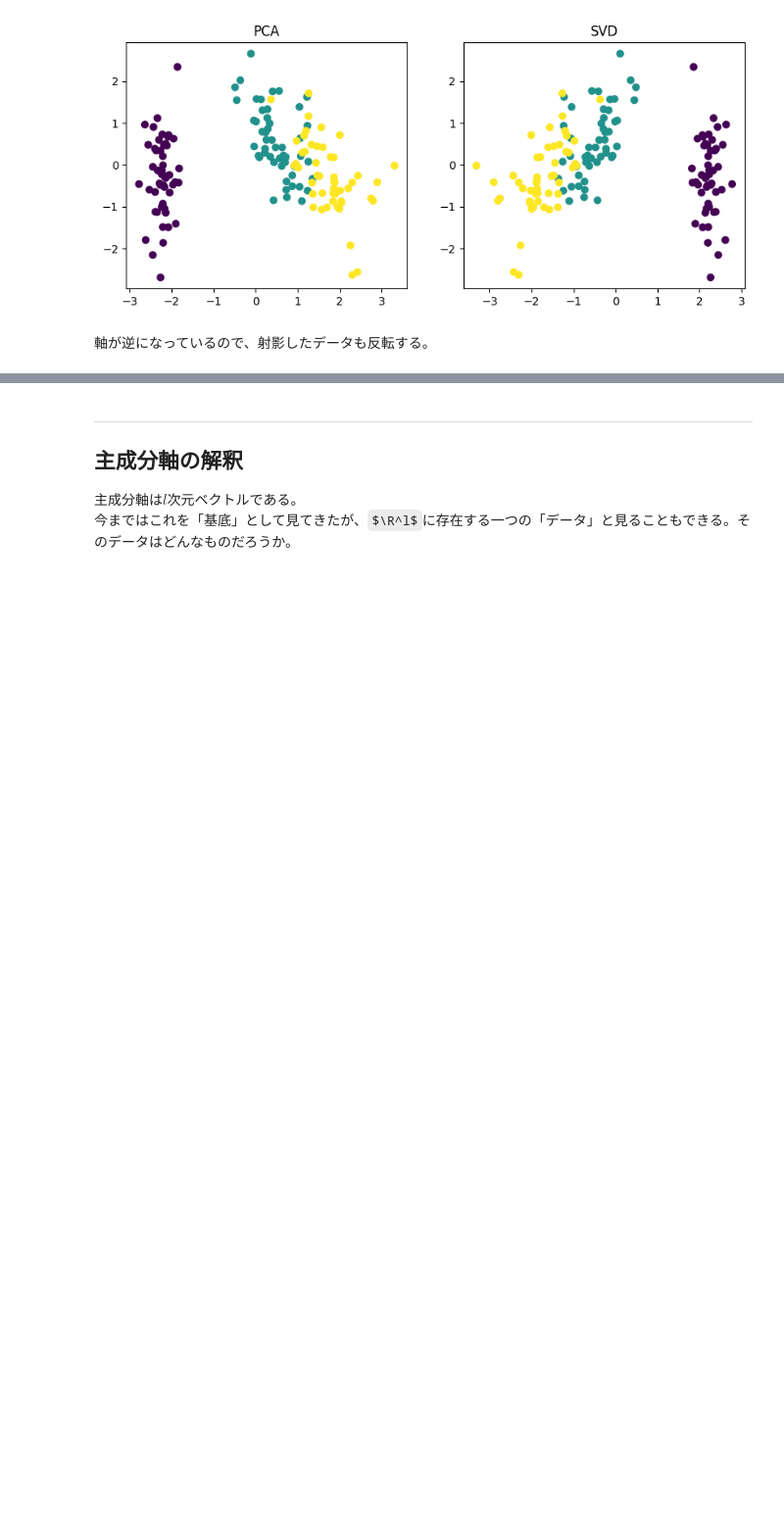
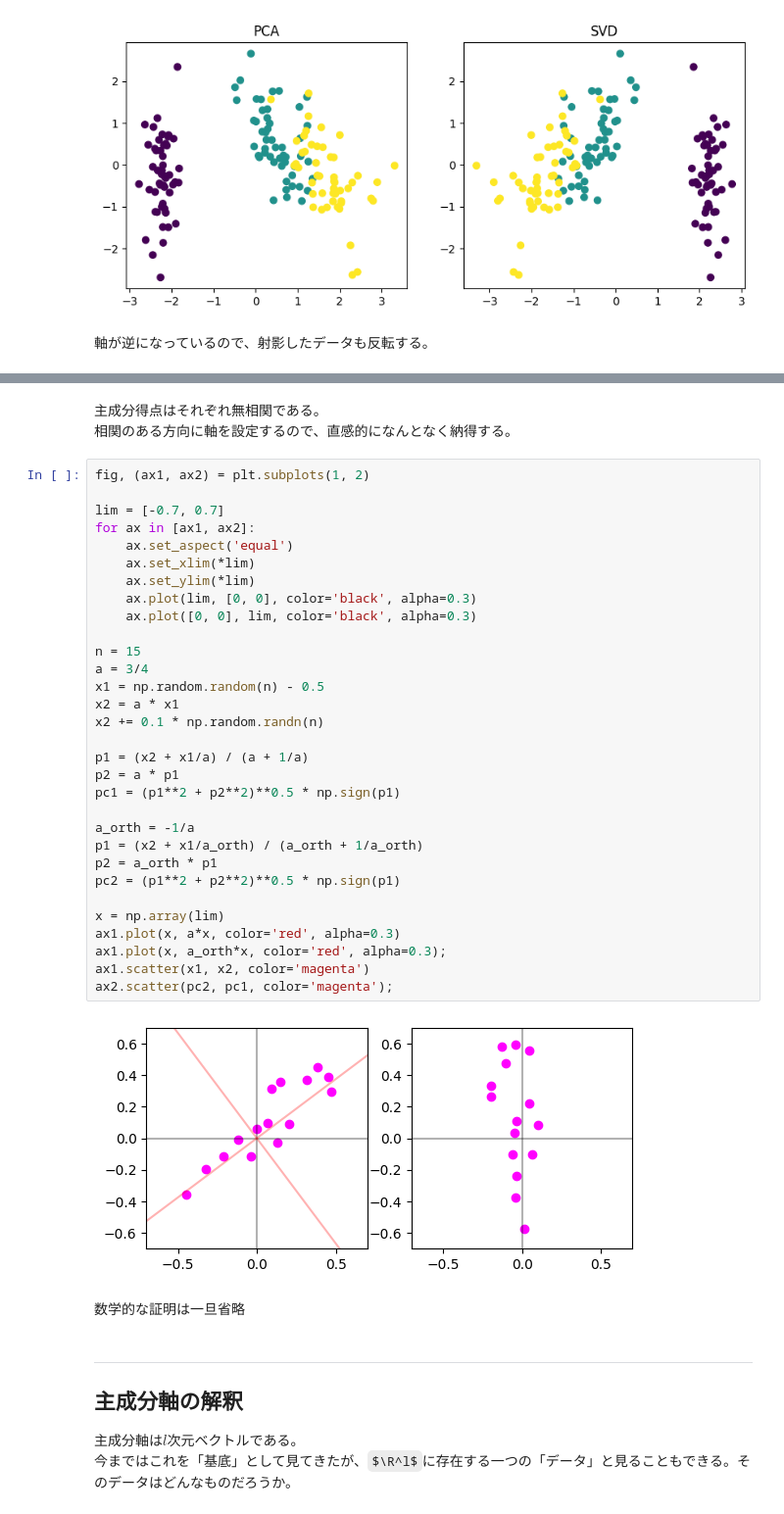
Before and after one commit to misya11p/dimensionality-reduction, a Jupyter notebook: PCA.ipynb, the cells around one changed output, grey strips where cells are left out. Shown at 98% size. Cells and saved outputs as stored; diff of their text form; some formulas as TeX source; blank space fills up the shorter version.

```diff
--- a/PCA.ipynb
+++ b/PCA.ipynb
@@ -313,3 +321,41 @@ ax2.set_title('SVD');
+# %% [markdown]
+主成分得点はそれぞれ無相関である。
+相関のある方向に軸を設定するので、直感的になんとなく納得する。
+# %%
+fig, (ax1, ax2) = plt.subplots(1, 2)
+
+lim = [-0.7, 0.7]
+for ax in [ax1, ax2]:
+    ax.set_aspect('equal')
+    ax.set_xlim(*lim)
+    ax.set_ylim(*lim)
+    ax.plot(lim, [0, 0], color='black', alpha=0.3)
+    ax.plot([0, 0], lim, color='black', alpha=0.3)
+
+n = 15
+a = 3/4
+x1 = np.random.random(n) - 0.5
+x2 = a * x1
+x2 += 0.1 * np.random.randn(n)
+
+p1 = (x2 + x1/a) / (a + 1/a)
+p2 = a * p1
+pc1 = (p1**2 + p2**2)**0.5 * np.sign(p1)
+
+a_orth = -1/a
+p1 = (x2 + x1/a_orth) / (a_orth + 1/a_orth)
+p2 = a_orth * p1
+pc2 = (p1**2 + p2**2)**0.5 * np.sign(p1)
+
+x = np.array(lim)
+ax1.plot(x, a*x, color='red', alpha=0.3)
+ax1.plot(x, a_orth*x, color='red', alpha=0.3);
+ax1.scatter(x1, x2, color='magenta')
+ax2.scatter(pc2, pc1, color='magenta');
+# %% [output]
+[figure, added]
+# %% [markdown]
+数学的な証明は一旦省略
 # %% [markdown]
 
 ---
```
Also changed, not shown: parts of 9 cells of this notebook.
